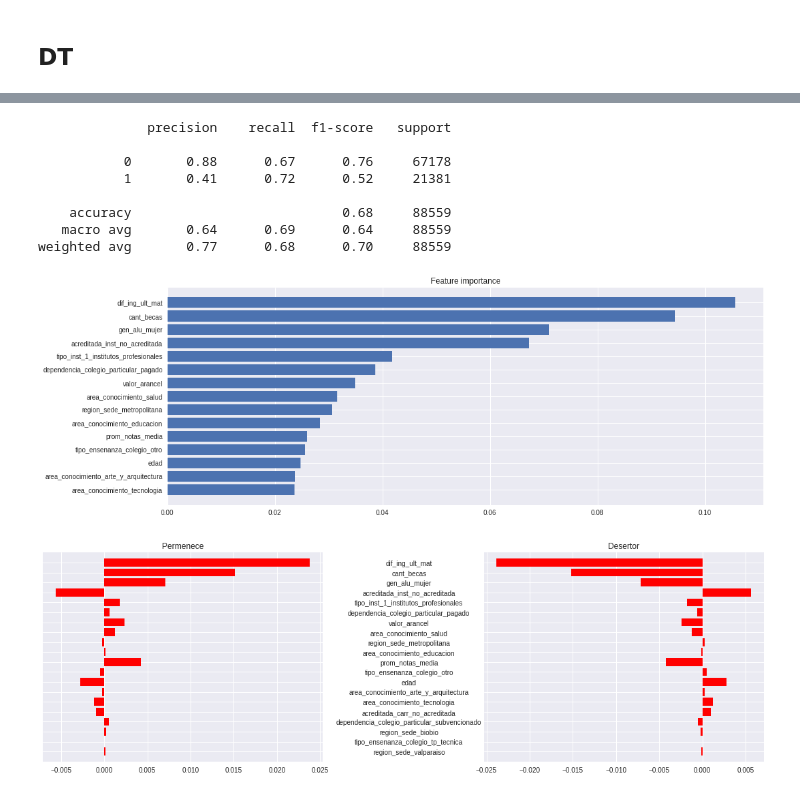
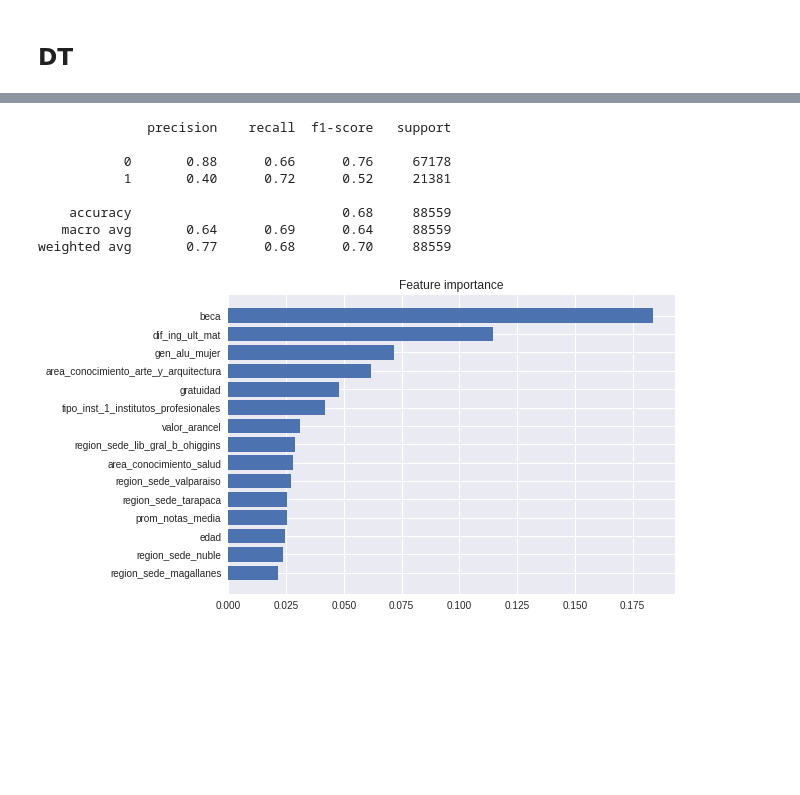
Before and after one commit to GianniCatBug/MDS7201-mineduc-desercion, a Jupyter notebook: notebooks/7-modelos.ipynb, the cells around one changed output, grey strips where cells are left out. Drawn from its saved outputs; the diff is of its cells as text; code cells hidden in the pictures; blank space fills up the shorter version.

```diff
--- a/notebooks/7-modelos.ipynb
+++ b/notebooks/7-modelos.ipynb
@@ -227,0 +239,9 @@ _ = plot_importance(dt, df.drop(columns=["desertor_1"]).columns, n=15)
+# %%
+clf_pipe = Pipeline(
+    steps=[
+        ("selection", SelectPercentile(f_classif)),
+        ("clf", XGBClassifier(random_state=42))
+    ]
+)
+
+clf_pipe
@@ -227,0 +266,9 @@ _ = plot_importance(dt, df.drop(columns=["desertor_1"]).columns, n=15)
+# %%
+param_grid = {
+    "selection__percentile": [80, 95],
+    "clf__gamma": [0.001, 0.1, 2]
+}
+# %%
+search = GridSearchCV(
+    clf_pipe, param_grid, n_jobs=-1, scoring="f1_macro", cv=2
+).fit(X_resampled, y_resampled)
@@ -227,0 +279,6 @@ _ = plot_importance(dt, df.drop(columns=["desertor_1"]).columns, n=15)
+# %%
+x_features = search.best_estimator_[0].fit_transform(X_resampled, y_resampled)
+columns = np.asarray(X_resampled.columns.values)
+support = np.asarray(search.best_estimator_[0].get_support())
+columns_with_support = columns[support]
+columns_with_support
@@ -228,27 +304,24 @@ _ = plot_importance(dt, df.drop(columns=["desertor_1"]).columns, n=15)
 # %%
-import xgboost
-xgb = xgboost.XGBClassifier().fit(X_resampled, y_resampled)
-print(classification_report(y_test, xgb.predict(X_test)))
+print(classification_report(y_test, search.predict(X_test)))
 # %% [output]
               precision    recall  f1-score   support
 
-           0       0.88      0.67      0.76     67178
-           1       0.41      0.72      0.52     21381
+           0       0.88      0.66      0.76     67178
+           1       0.40      0.72      0.52     21381
 
     accuracy                           0.68     88559
    macro avg       0.64      0.69      0.64     88559
 weighted avg       0.77      0.68      0.70     88559
 # %%
-_ = plot_importance(xgb, df.drop(columns=["desertor_1"]).columns, n=15)
+_ = plot_importance(search.best_estimator_[1], df.drop(columns=["desertor_1"]).columns, n=15)
 # %% [output]
-[figure, old version]
+[figure, new version]
 # %%
 def class_feature_importance(X, Y, feature_importances, n_feats=10):
     sort_importance = np.argsort(feature_importances)[::-1][:n_feats]
     feat_names = X.columns
     names = [feat_names[i] for i in sort_importance]
     importancias = feature_importances[sort_importance]
-
     N, M = X[names].shape
     X = scale(X[names])
 
@@ -258,30 +331,8 @@ def class_feature_importance(X, Y, feature_importances, n_feats=10):
             zip(range(N), np.mean(X[Y==c, :], axis=0)*importancias)
         )
 
-    return out, names
-
-result, names = class_feature_importance(X_resampled, y_resampled, xgb.feature_importances_, 20)
-
-titles = ["Permenece", "Desertor"]
-plt.figure(figsize=(15, 5))
-for t, i in zip(titles, range(len(result))):
-    ax = plt.subplot(1, 2, i+1)
-    plt.title(t)
-    plt.barh(
-        range(len(result[i])),
-        list(reversed(result[i].values())),
-        color="r",
-        align="center"
-    )
-    plt.yticks(
-        range(len(result[i])),
-        list(reversed(np.array(names)[list(result[i].keys())])) if i == 1 else [""] * len(names),
-        rotation=0,
-        ha="center"
-    )
-    ax.tick_params(axis='y', which='major', pad=110)
-    plt.ylim([-1, len(result[i])])
-
-plt.tight_layout()
+    #return out, names
+    t = pd.DataFrame(out)
+    t["atributo"] = names
+    t["abs"] = t[0].abs()
+    return t.sort_values(by=["abs"])
-# %% [output]
-[figure, removed]
```
Also changed, not shown: parts of 36 cells of this notebook, 3 other files.
